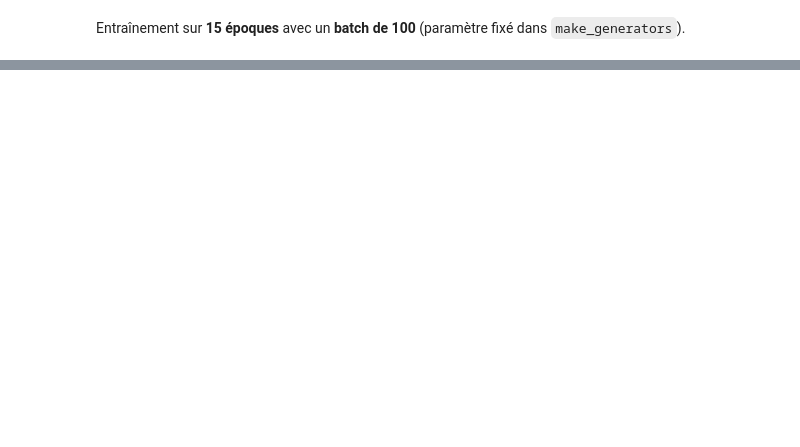
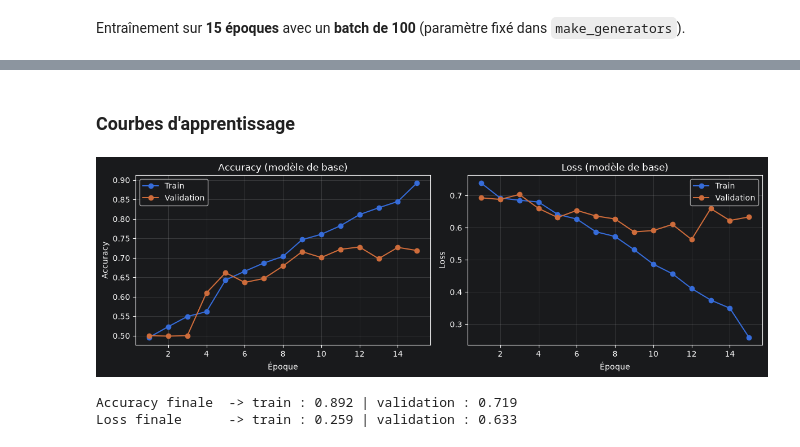
Before and after one commit to Amafin/IAetMLforIT_Project, a Jupyter notebook: Project.ipynb, the cells around one changed output, grey strips where cells are left out. Drawn from its saved outputs; the diff is of its cells as text; code cells hidden in the pictures; blank space fills up the shorter version.

```diff
--- a/Project.ipynb
+++ b/Project.ipynb
@@ -306,4 +347,10 @@ Total Keras (model.count_params()) : 3453121
 Entraînement sur **15 époques** avec un **batch de 100** (paramètre fixé dans `make_generators`).
 # %%
 EPOCHS = 15
+
+history = model.fit(
+    train_data_gen,
+    epochs=EPOCHS,
+    validation_data=val_data_gen
+)
 # %% [output]
@@ -310,0 +374,28 @@ NameError: name 'train_gen' is not defined
+# %% [markdown]
+### Courbes d'apprentissage
+# %%
+def plot_history(history, title=""):
+    h = history.history
+    epochs = range(1, len(h["accuracy"]) + 1)
+    fig, axes = plt.subplots(1, 2, figsize=(12, 4))
+
+    axes[0].plot(epochs, h["accuracy"], "o-", label="Train")
+    axes[0].plot(epochs, h["val_accuracy"], "o-", label="Validation")
+    axes[0].set_title(f"Accuracy {title}")
+    axes[0].set_xlabel("Époque"); axes[0].set_ylabel("Accuracy"); axes[0].legend(); axes[0].grid(alpha=0.3)
+
+    axes[1].plot(epochs, h["loss"], "o-", label="Train")
+    axes[1].plot(epochs, h["val_loss"], "o-", label="Validation")
+    axes[1].set_title(f"Loss {title}")
+    axes[1].set_xlabel("Époque"); axes[1].set_ylabel("Loss"); axes[1].legend(); axes[1].grid(alpha=0.3)
+
+    plt.tight_layout()
+    plt.show()
+
+plot_history(history, "(modèle de base)")
+print(f"Accuracy finale  -> train : {history.history['accuracy'][-1]:.3f} | validation : {history.history['val_accuracy'][-1]:.3f}")
+print(f"Loss finale      -> train : {history.history['loss'][-1]:.3f} | validation : {history.history['val_loss'][-1]:.3f}")
+# %% [output]
+[figure, added]
+Accuracy finale  -> train : 0.892 | validation : 0.719
+Loss finale      -> train : 0.259 | validation : 0.633
```
Also changed, not shown: parts of 15 cells of this notebook.
